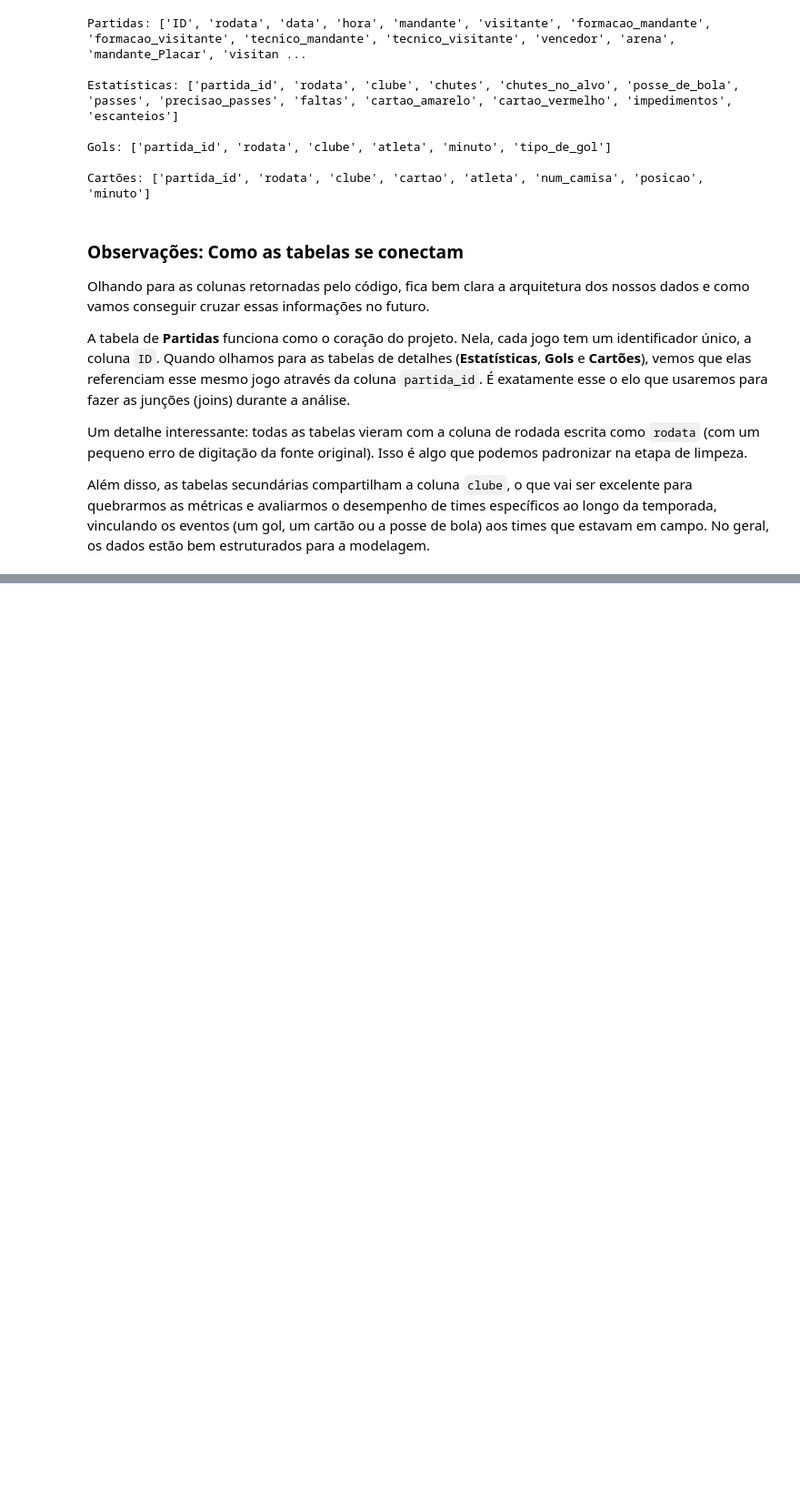
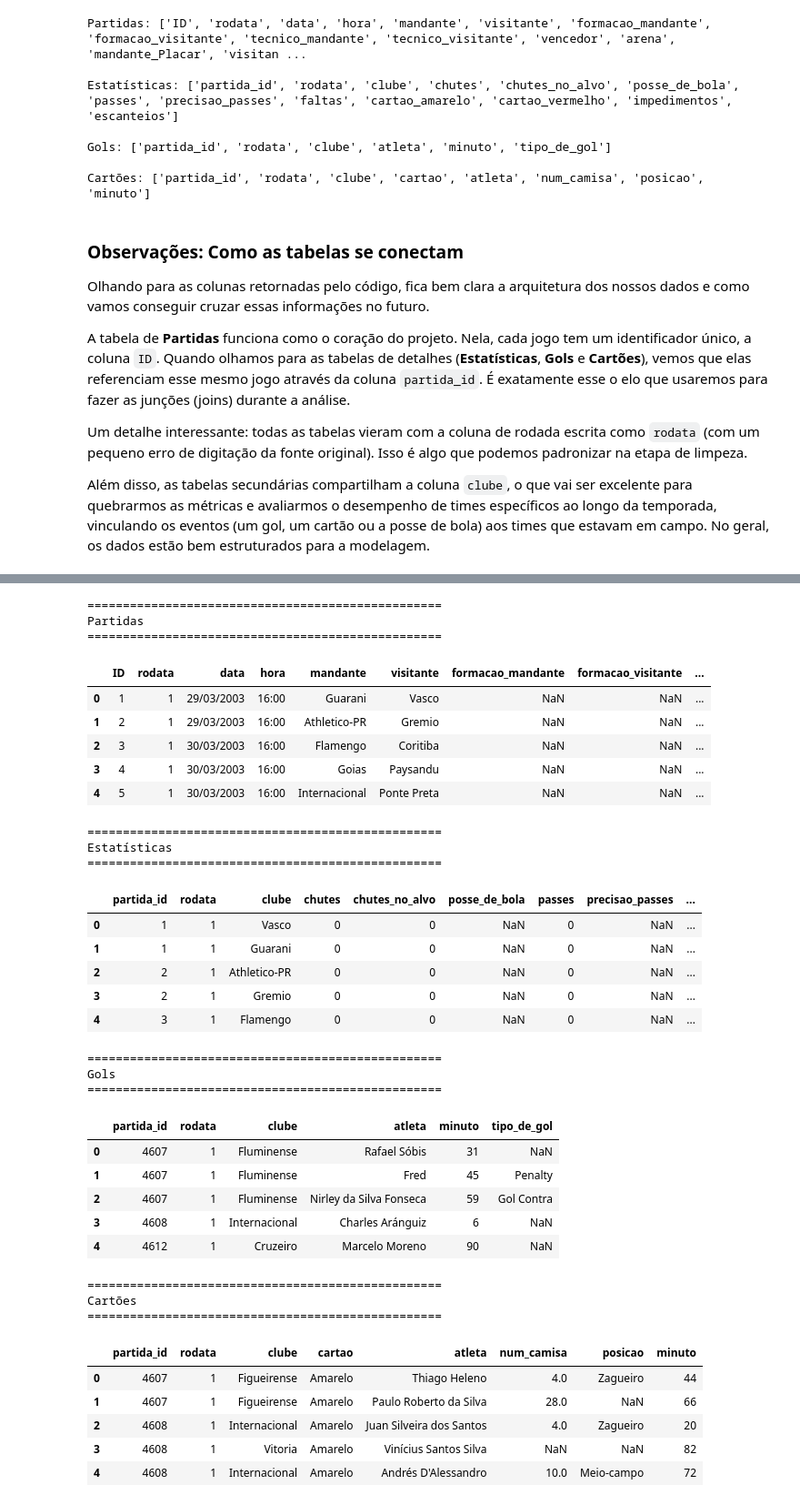
Before and after one commit to FelipePinheiro964/Projeto-Em-Business-Intelligence-e-Analytics, a Jupyter notebook: notebooks/01_analise_dataset.ipynb, the cells around one changed output, grey strips where cells are left out. Shown at 91% size. Saved outputs shown, nothing was run; the diff lists cells and outputs as text; code cells hidden in the pictures; blank space fills up the shorter version.

```diff
--- a/notebooks/01_analise_dataset.ipynb
+++ b/notebooks/01_analise_dataset.ipynb
@@ -202,0 +213,43 @@ Além disso, as tabelas secundárias compartilham a coluna `clube`, o que vai se
+# %%
+for nome, df in datasets.items():
+    print(f"\n{'=' * 50}")
+    print(nome)
+    print(f"{'=' * 50}")
+    display(df.head())
+# %% [output]
+==================================================
+Partidas
+==================================================
+|  | ID | rodata | data | hora | mandante | visitante | formacao_mandante | formacao_visitante | ... |
+| 0 | 1 | 1 | 29/03/2003 | 16:00 | Guarani | Vasco | NaN | NaN | ... |
+| 1 | 2 | 1 | 29/03/2003 | 16:00 | Athletico-PR | Gremio | NaN | NaN | ... |
+| 2 | 3 | 1 | 30/03/2003 | 16:00 | Flamengo | Coritiba | NaN | NaN | ... |
+| 3 | 4 | 1 | 30/03/2003 | 16:00 | Goias | Paysandu | NaN | NaN | ... |
+| 4 | 5 | 1 | 30/03/2003 | 16:00 | Internacional | Ponte Preta | NaN | NaN | ... |
+==================================================
+Estatísticas
+==================================================
+|  | partida_id | rodata | clube | chutes | chutes_no_alvo | posse_de_bola | passes | precisao_passes | ... |
+| 0 | 1 | 1 | Vasco | 0 | 0 | NaN | 0 | NaN | ... |
+| 1 | 1 | 1 | Guarani | 0 | 0 | NaN | 0 | NaN | ... |
+| 2 | 2 | 1 | Athletico-PR | 0 | 0 | NaN | 0 | NaN | ... |
+| 3 | 2 | 1 | Gremio | 0 | 0 | NaN | 0 | NaN | ... |
+| 4 | 3 | 1 | Flamengo | 0 | 0 | NaN | 0 | NaN | ... |
+==================================================
+Gols
+==================================================
+|  | partida_id | rodata | clube | atleta | minuto | tipo_de_gol |
+| 0 | 4607 | 1 | Fluminense | Rafael Sóbis | 31 | NaN |
+| 1 | 4607 | 1 | Fluminense | Fred | 45 | Penalty |
+| 2 | 4607 | 1 | Fluminense | Nirley da Silva Fonseca | 59 | Gol Contra |
+| 3 | 4608 | 1 | Internacional | Charles Aránguiz | 6 | NaN |
+| 4 | 4612 | 1 | Cruzeiro | Marcelo Moreno | 90 | NaN |
+==================================================
+Cartões
+==================================================
+|  | partida_id | rodata | clube | cartao | atleta | num_camisa | posicao | minuto |
+| 0 | 4607 | 1 | Figueirense | Amarelo | Thiago Heleno | 4.0 | Zagueiro | 44 |
+| 1 | 4607 | 1 | Figueirense | Amarelo | Paulo Roberto da Silva | 28.0 | NaN | 66 |
+| 2 | 4608 | 1 | Internacional | Amarelo | Juan Silveira dos Santos | 4.0 | Zagueiro | 20 |
+| 3 | 4608 | 1 | Vitoria | Amarelo | Vinícius Santos Silva | NaN | NaN | 82 |
+| 4 | 4608 | 1 | Internacional | Amarelo | Andrés D'Alessandro | 10.0 | Meio-campo | 72 |
```
Also changed, not shown: parts of 16 cells of this notebook.
